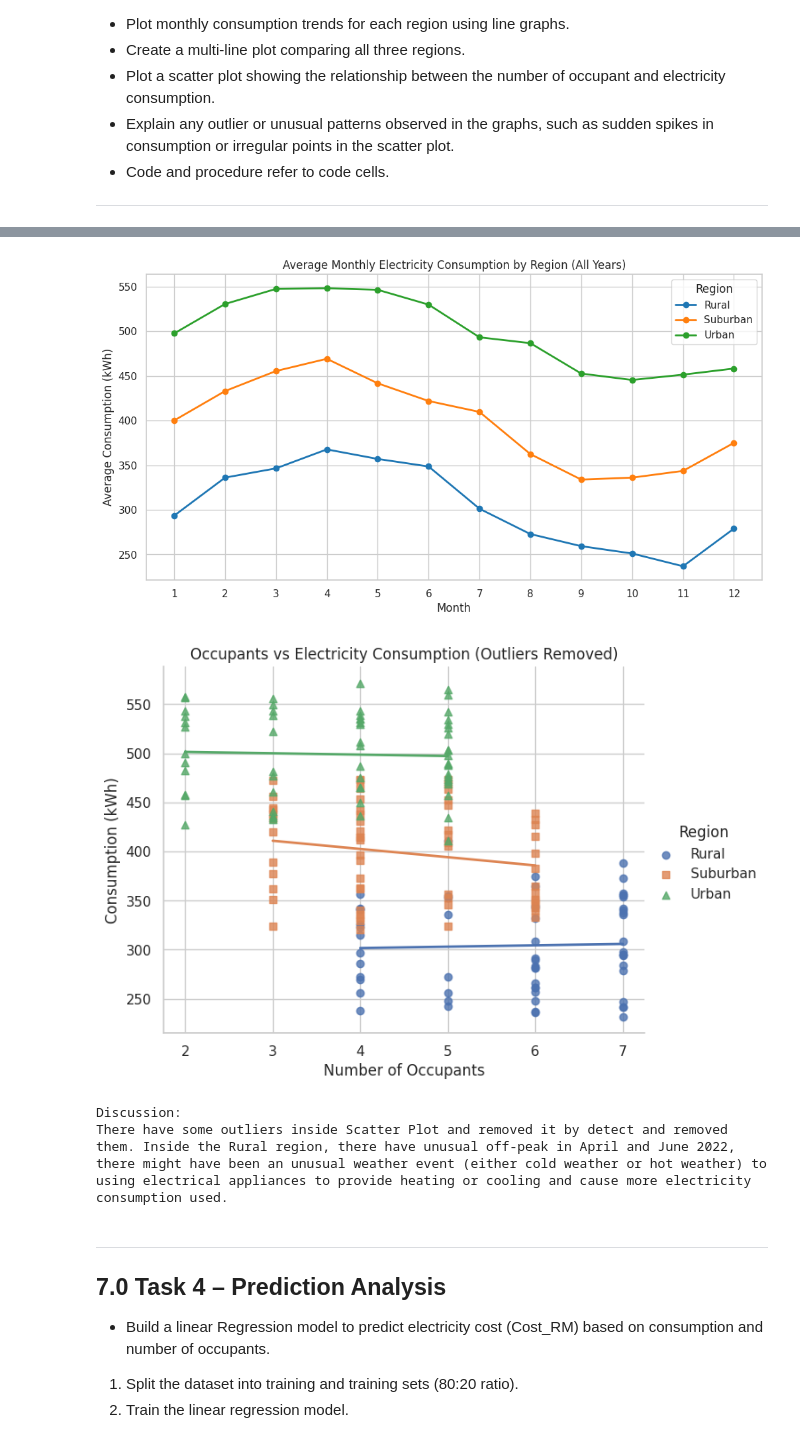
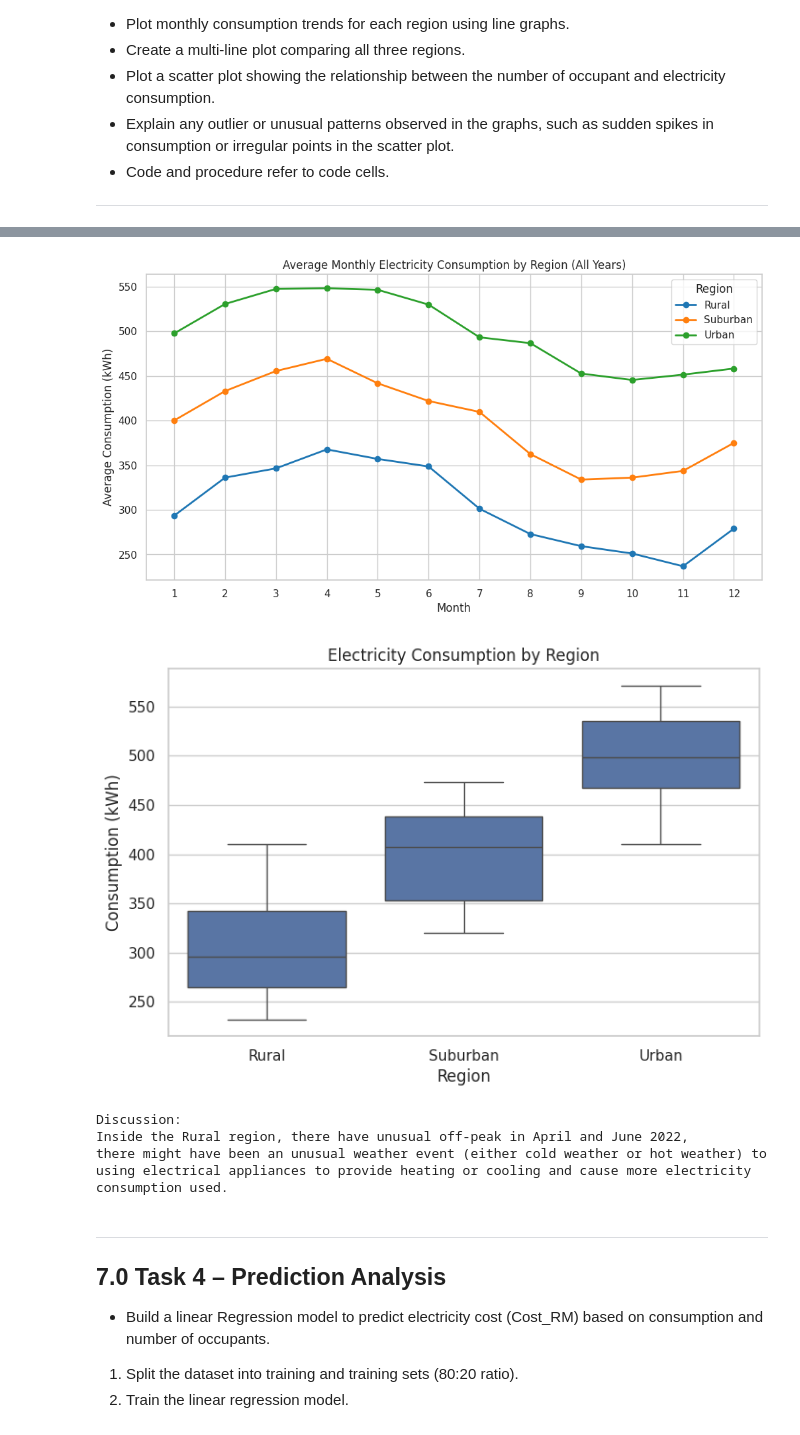
Before and after one commit to tinghaw555/Assignment-Group-Brilliant-Bluejay-SKEE-1033-Scientific-Programming-, a Jupyter notebook: Assignment_SKEE_1033_Group_Brilliant_Bluejay.ipynb, the cells around one changed output, grey strips where cells are left out. Saved outputs shown, nothing was run; the diff lists cells and outputs as text; code cells hidden in the pictures.

```diff
--- a/Assignment_SKEE_1033_Group_Brilliant_Bluejay.ipynb
+++ b/Assignment_SKEE_1033_Group_Brilliant_Bluejay.ipynb
@@ -258,66 +258,46 @@ plt.figure(figsize=(12,6))
 for i, region in enumerate(regions):
     monthly_avg = df_cleaned[df_cleaned['Region']==region].groupby('Month')['Consumption_kWh'].mean().reset_index()
     plt.plot(
         monthly_avg['Month'],
         monthly_avg['Consumption_kWh'],
         marker='o',
         linewidth=2,
         color=colors_region[i],
         label=region
     )
 
 plt.title('Average Monthly Electricity Consumption by Region (All Years)')
 plt.xlabel('Month')
 plt.ylabel('Average Consumption (kWh)')
 plt.xticks(range(1,13))
 plt.grid(True)
 plt.legend(title='Region')
 plt.show()
 
-# Scatter plot: Occupants vs Consumption with trend line, outliers removed
-def remove_outliers(df, column='Consumption_kWh'):
-    df_out = pd.DataFrame()
-    for region in df['Region'].unique():
-        region_data = df[df['Region']==region].copy()
-        Q1 = region_data[column].quantile(0.25)
-        Q3 = region_data[column].quantile(0.75)
-        IQR = Q3 - Q1
-        lower = Q1 - 1.5 * IQR
-        upper = Q3 + 1.5 * IQR
-        region_data = region_data[(region_data[column]>=lower) & (region_data[column]<=upper)]
-        df_out = pd.concat([df_out, region_data])
-    return df_out
+sns.set(style="whitegrid")
 
-df_no_outliers = remove_outliers(df_cleaned, column='Consumption_kWh')
+plt.figure(figsize=(8, 5))
+sns.boxplot(
+    data=df_cleaned,
+    x='Region',
+    y='Consumption_kWh'
+)
 
-sns.set(style="whitegrid")
-sns.lmplot(
-    data=df_no_outliers,
-    x='Occupants',
-    y='Consumption_kWh',
-    hue='Region',
-    height=5,
-    aspect=1.3,
-    ci=None,
-    markers=['o','s','^'],
-    scatter=True,
-    line_kws={'linewidth':2}
-)
-plt.title('Occupants vs Electricity Consumption (Outliers Removed)')
-plt.xlabel('Number of Occupants')
+plt.title('Electricity Consumption by Region')
+plt.xlabel('Region')
 plt.ylabel('Consumption (kWh)')
 plt.show()
 
 print("Discussion:")
-print("There have some outliers inside Scatter Plot and removed it by detect and removed them. Inside the Rural region, there have unusual off-peak in April and June 2022, \nthere might have been an unusual weather event (either cold weather or hot weather) to using electrical appliances to provide heating or cooling and cause more electricity consumption used.")
+print("Inside the Rural region, there have unusual off-peak in April and June 2022, \nthere might have been an unusual weather event (either cold weather or hot weather) to using electrical appliances to provide heating or cooling and cause more electricity consumption used.")
 # %% [output]
 [figure]
 [figure]
 [figure]
 [figure]
-[figure, old version]
+[figure, new version]
 Discussion:
-There have some outliers inside Scatter Plot and removed it by detect and removed them. Inside the Rural region, there have unusual off-peak in April and June 2022,
+Inside the Rural region, there have unusual off-peak in April and June 2022,
 there might have been an unusual weather event (either cold weather or hot weather) to using electrical appliances to provide heating or cooling and cause more electricity consumption used.
 # %% [markdown]
 ---
```
